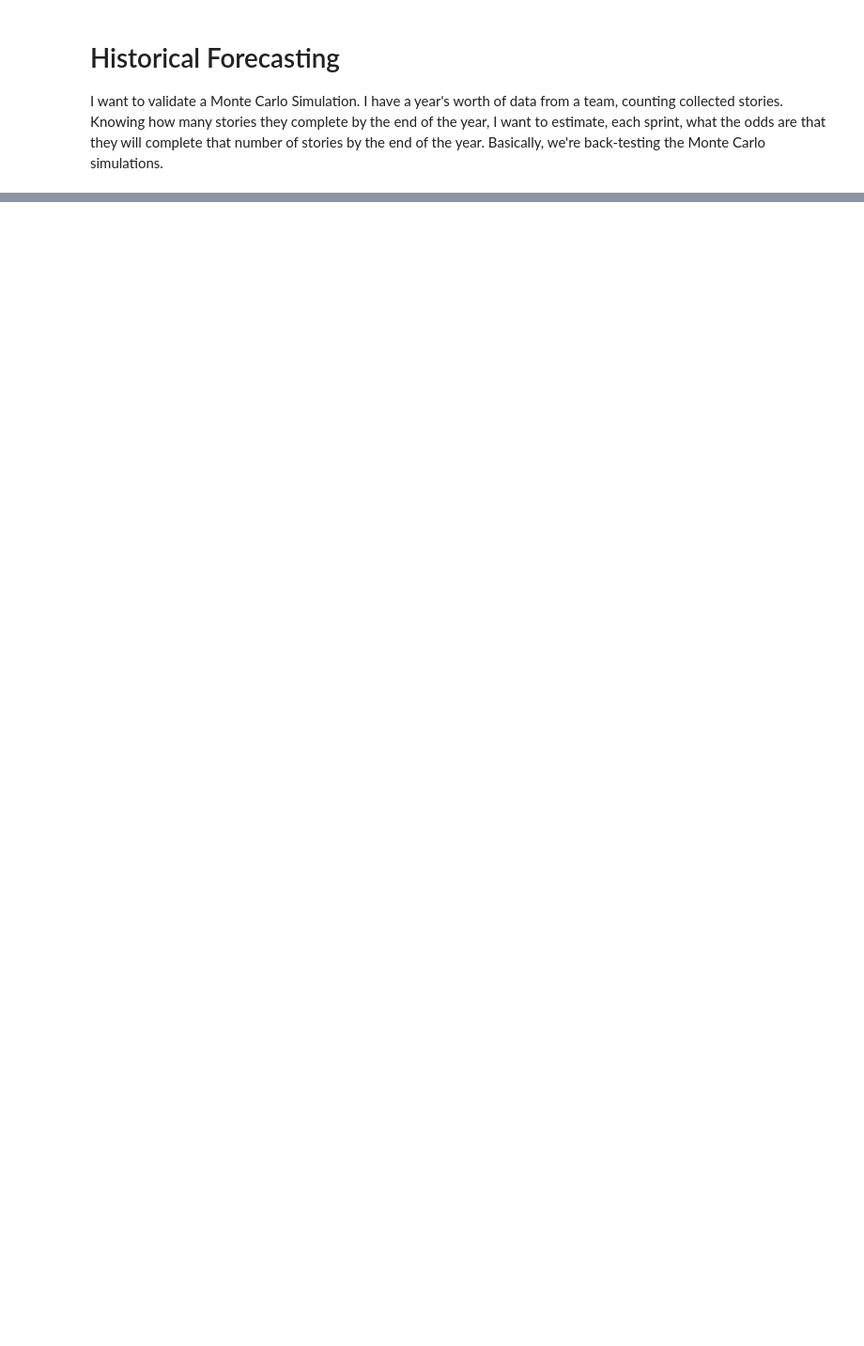
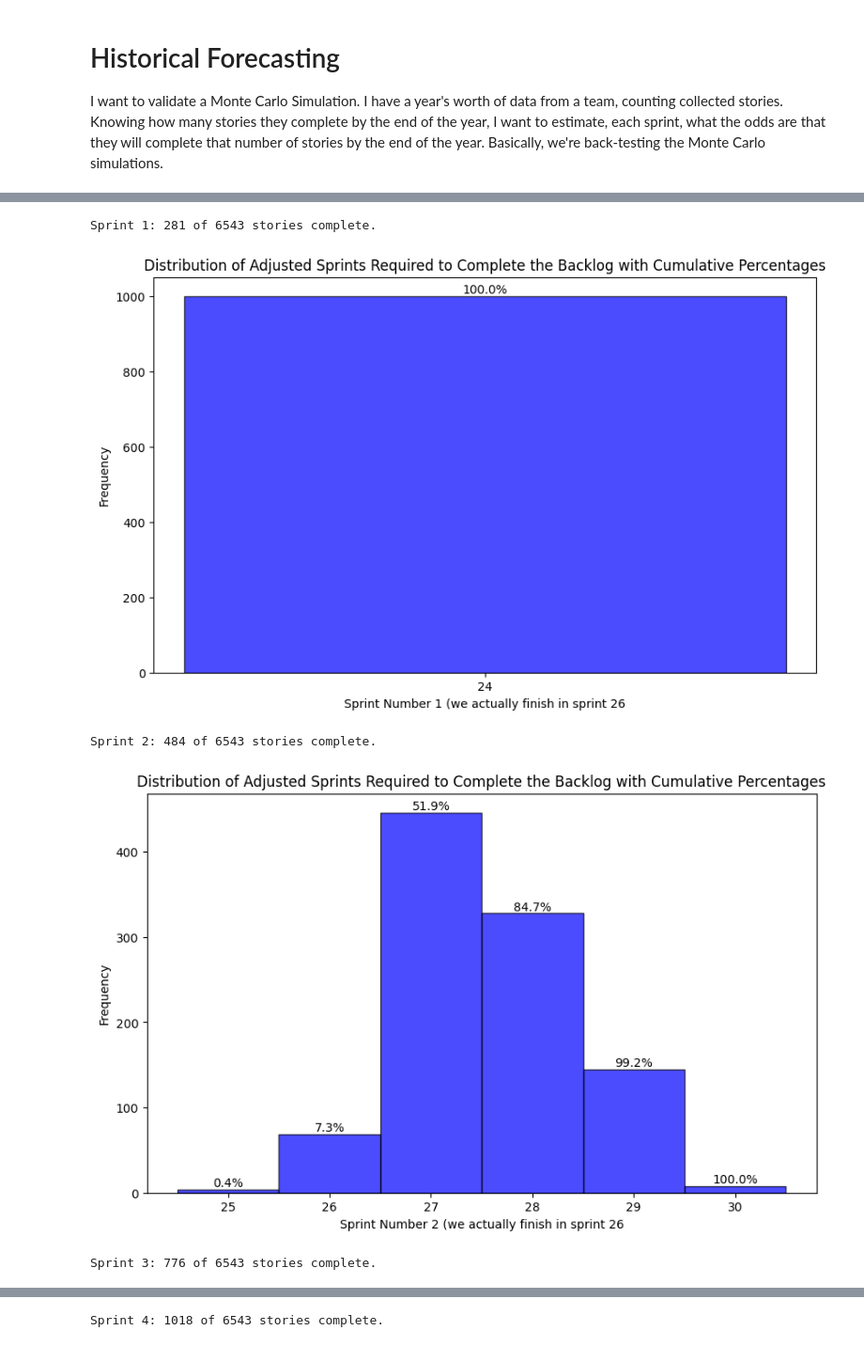
Before and after one commit to controversy187/monte-carlo, a Jupyter notebook: historical-forecasting.ipynb, the cells around one changed output, grey strips where cells are left out. Shown at 94% size. Cells and saved outputs as stored; diff of their text form; code cells hidden in the pictures; blank space fills up the shorter version.

```diff
--- a/historical-forecasting.ipynb
+++ b/historical-forecasting.ipynb
@@ -9,5 +10,7 @@ import matplotlib.pyplot as plt
 # %%
-stories_completed_each_sprint = [2,2,7,1,3,6,7,6,5,2,1,1,4,5,5,6,5,3,5,5,5,8,5,4,3,7,14,4]
+
+#stories_completed_each_sprint = [2,2,7,1,3,6,7,6,5,2,1,1,4,5,5,6,5,3,5,5,5,8,5,4,3,7,14,4]
+stories_completed_each_sprint = [281,203,292,242,272,258,216,262,286,277,291,315,187,264,199,186,225,231,263,328,283,239,252,248,247,196]
 num_simulations = 1000
 # %%
 total_sprints = len(stories_completed_each_sprint)
@@ -71,0 +105,41 @@ for sprint in range(total_sprints):
+# %%
+final_sprint = len(models_run.items())
+
+for sprint, sprint_counts in models_run.items():
+    ## Graphical Analysis
+    # Adjust sprints_to_completion by adding the sprint value
+    stories_complete = stories_completed = stories_completed_each_sprint[:sprint+1]
+
+    print(f"Sprint {sprint + 1}: {sum(stories_complete)} of {total_backlog} stories complete.")
+
+    # Define bins: start from the minimum of adjusted_sprints, go up to the maximum plus 2
+    # The '+2' ensures the last bin includes the maximum value
+    non_empty_bins = np.arange(min(sprint_counts), max(sprint_counts) + 2)
+
+    # Calculate histogram data
+    hist, bins = np.histogram(sprint_counts, bins=non_empty_bins)
+
+    # Calculate cumulative percentages
+    cumulative_counts = np.cumsum(hist)
+    total_counts = cumulative_counts[-1]
+    cumulative_percentages = cumulative_counts / total_counts * 100
+
+    # Plotting the histogram
+    plt.figure(figsize=(10, 6))
+    plt.hist(sprint_counts, bins=bins, alpha=0.7, color='blue', edgecolor='black', align='left')
+
+    # Annotate with cumulative percentages
+    for i in range(len(cumulative_percentages)):
+        plt.text(bins[i], hist[i], f'{cumulative_percentages[i]:.1f}%', ha='center', va='bottom')
+
+    plt.title('Distribution of Adjusted Sprints Required to Complete the Backlog with Cumulative Percentages')
+    plt.xlabel(f"Sprint Number {sprint + 1} (we actually finish in sprint {final_sprint}")
+    plt.ylabel('Frequency')
+    plt.xticks(bins[:-1])  # Set x-axis ticks to align with the adjusted sprint numbers
+    plt.show()
+# %% [output]
+Sprint 1: 281 of 6543 stories complete.
+[figure, added]
+Sprint 2: 484 of 6543 stories complete.
+[figure, added]
+Sprint 3: 776 of 6543 stories complete.
@@ -71,0 +147 @@ for sprint in range(total_sprints):
+Sprint 4: 1018 of 6543 stories complete.
```
Also changed, not shown: parts of 3 cells of this notebook, 2 other files.
